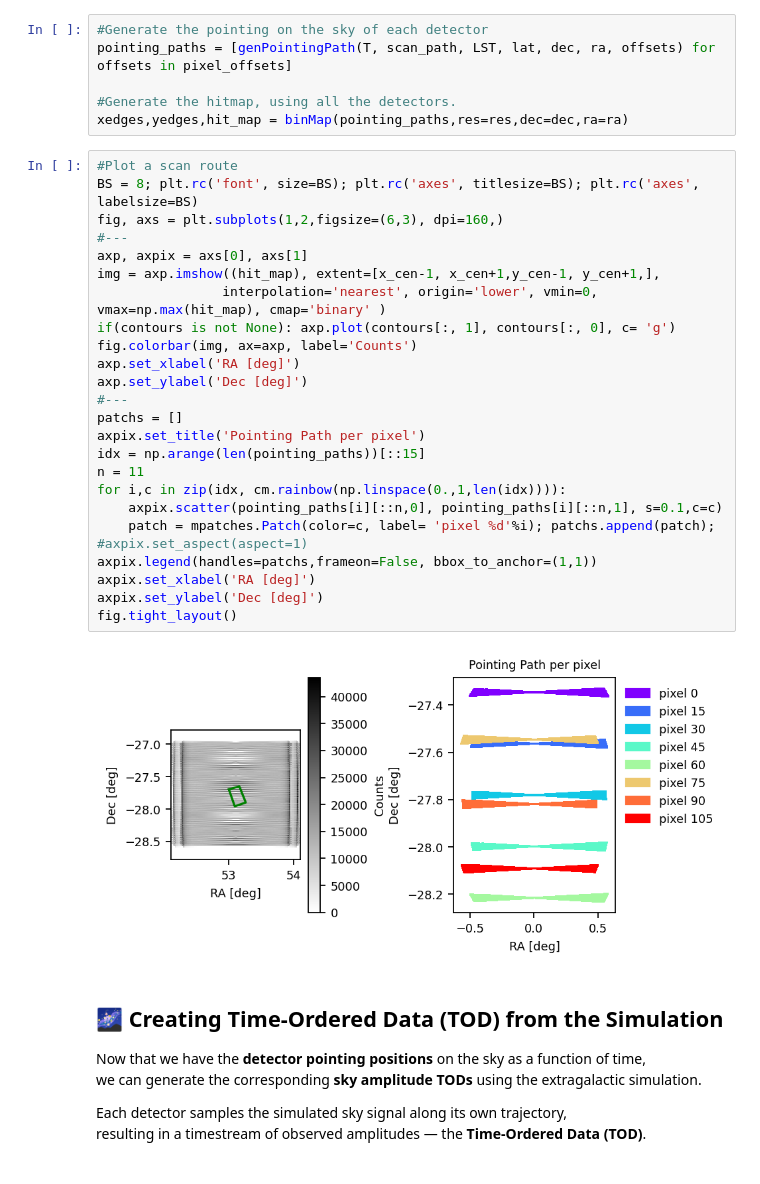
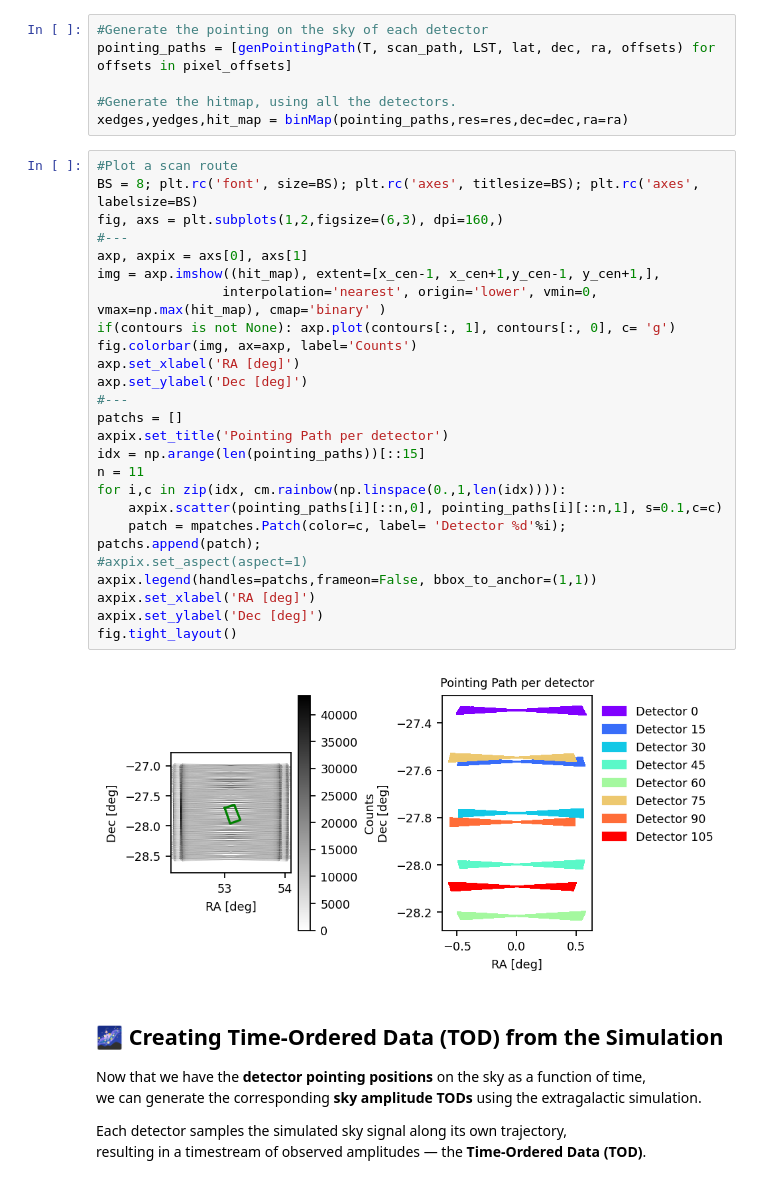
Before and after one commit to tim-balloon/TIM_analysis, a Jupyter notebook: timestream_maker/timestream_generator.ipynb, the cells around one changed output. Cells and saved outputs as stored; diff of their text form.

```diff
--- a/timestream_maker/timestream_generator.ipynb
+++ b/timestream_maker/timestream_generator.ipynb
@@ -211,30 +211,30 @@ xedges,yedges,hit_map = binMap(pointing_paths,res=res,dec=dec,ra=ra)
 # %%
 #Plot a scan route
 BS = 8; plt.rc('font', size=BS); plt.rc('axes', titlesize=BS); plt.rc('axes', labelsize=BS)
 fig, axs = plt.subplots(1,2,figsize=(6,3), dpi=160,)
 #---
 axp, axpix = axs[0], axs[1]
 img = axp.imshow((hit_map), extent=[x_cen-1, x_cen+1,y_cen-1, y_cen+1,],
                 interpolation='nearest', origin='lower', vmin=0, vmax=np.max(hit_map), cmap='binary' )
 if(contours is not None): axp.plot(contours[:, 1], contours[:, 0], c= 'g')
 fig.colorbar(img, ax=axp, label='Counts')
 axp.set_xlabel('RA [deg]')
 axp.set_ylabel('Dec [deg]')
 #---
 patchs = []
-axpix.set_title('Pointing Path per pixel')
+axpix.set_title('Pointing Path per detector')
 idx = np.arange(len(pointing_paths))[::15]
 n = 11
 for i,c in zip(idx, cm.rainbow(np.linspace(0.,1,len(idx)))):
     axpix.scatter(pointing_paths[i][::n,0], pointing_paths[i][::n,1], s=0.1,c=c)
-    patch = mpatches.Patch(color=c, label= 'pixel %d'%i); patchs.append(patch);
+    patch = mpatches.Patch(color=c, label= 'Detector %d'%i); patchs.append(patch);
 #axpix.set_aspect(aspect=1)
 axpix.legend(handles=patchs,frameon=False, bbox_to_anchor=(1,1))
 axpix.set_xlabel('RA [deg]')
 axpix.set_ylabel('Dec [deg]')
 fig.tight_layout()
 # %% [output]
-[figure, old version]
+[figure, new version]
 # %% [markdown]
 ## 🌌 Creating Time-Ordered Data (TOD) from the Simulation
 
```
Also changed, not shown: parts of 2 cells of this notebook.
